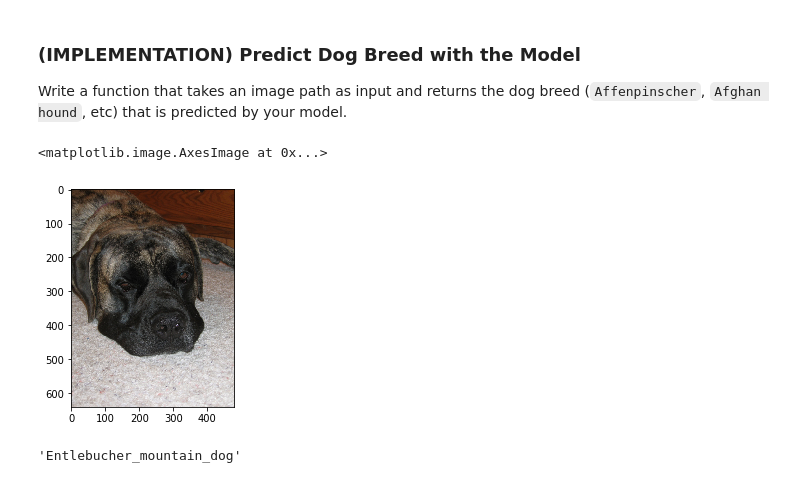
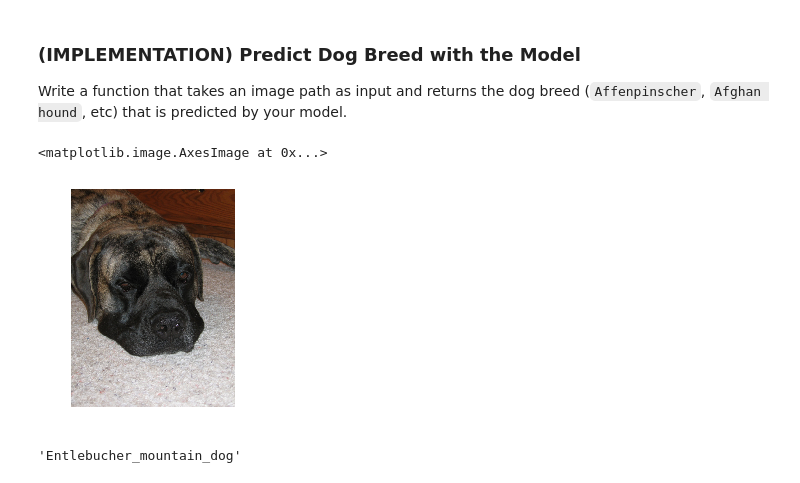
Before and after one commit to UsmanIjaz/deep-learning-dog-breed-classification, a Jupyter notebook: dog_app.ipynb, the cells around one changed output. Drawn from its saved outputs; the diff is of its cells as text; code cells hidden in the pictures.

```diff
--- a/dog_app.ipynb
+++ b/dog_app.ipynb
@@ -391,3 +413,9 @@ Size of testing set is: 836
 print("Number of classes are: "+str(len(image_datasets['train'].classes)))
 # %% [output]
 Number of classes are: 133
+# %%
+data_size = [['Train',len(image_datasets['train'])],['Valid',len(image_datasets['valid'])],['Test',len(image_datasets['test'])]]
+df = pd.DataFrame(data_size,columns=['Dataset','size'])
+
+sns.set(style="whitegrid")
+ax = sns.barplot(x="Dataset", y="size", data=df)
@@ -759,10 +857,11 @@ def predict_breed_transfer(img_path):
 
     return cat_to_name[str(index)]
 # %%
+plt.axis('off')
 plt.imshow(plt.imread(dog_files_short[10]))
 # %% [output]
 <matplotlib.image.AxesImage at 0x...>
-[figure, old version]
+[figure, new version]
 # %%
 predict_breed_transfer(dog_files_short[10])
 # %% [output]
```
Also changed, not shown: parts of 21 cells of this notebook.
